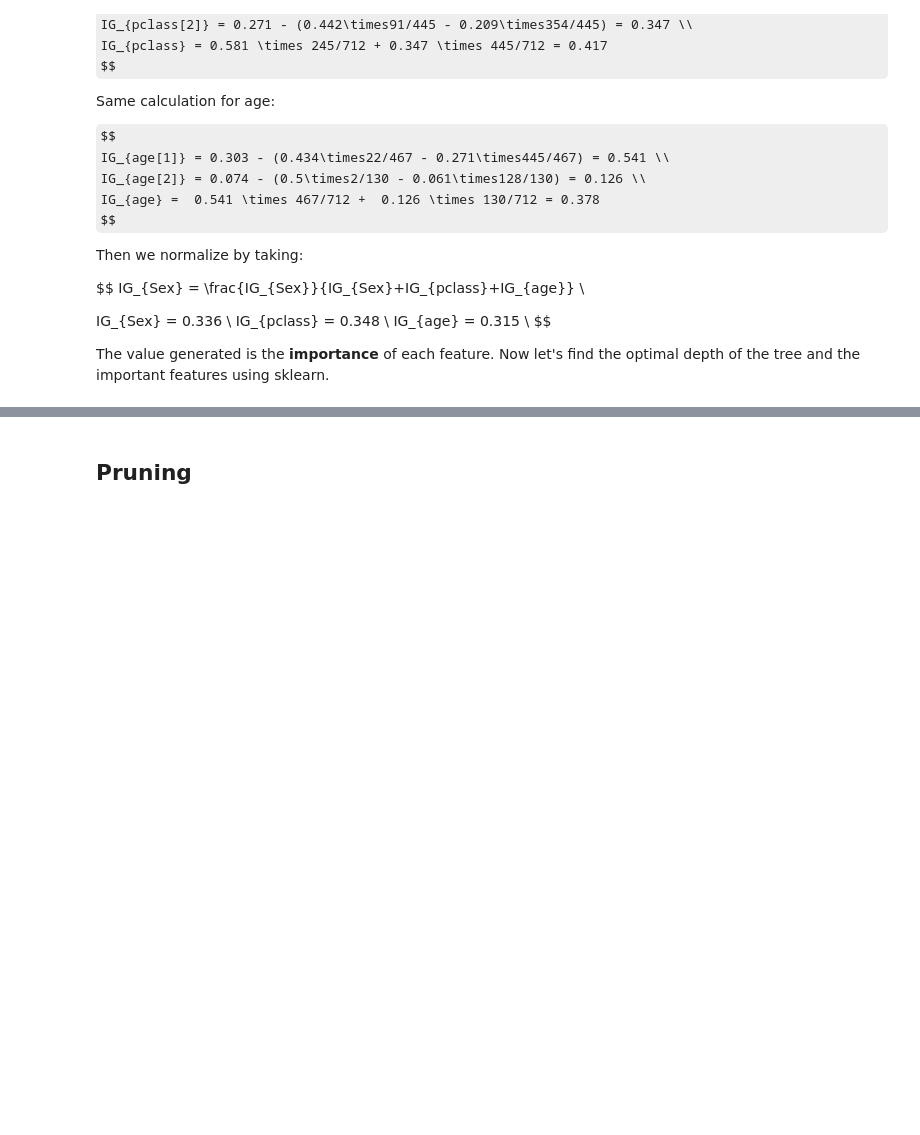
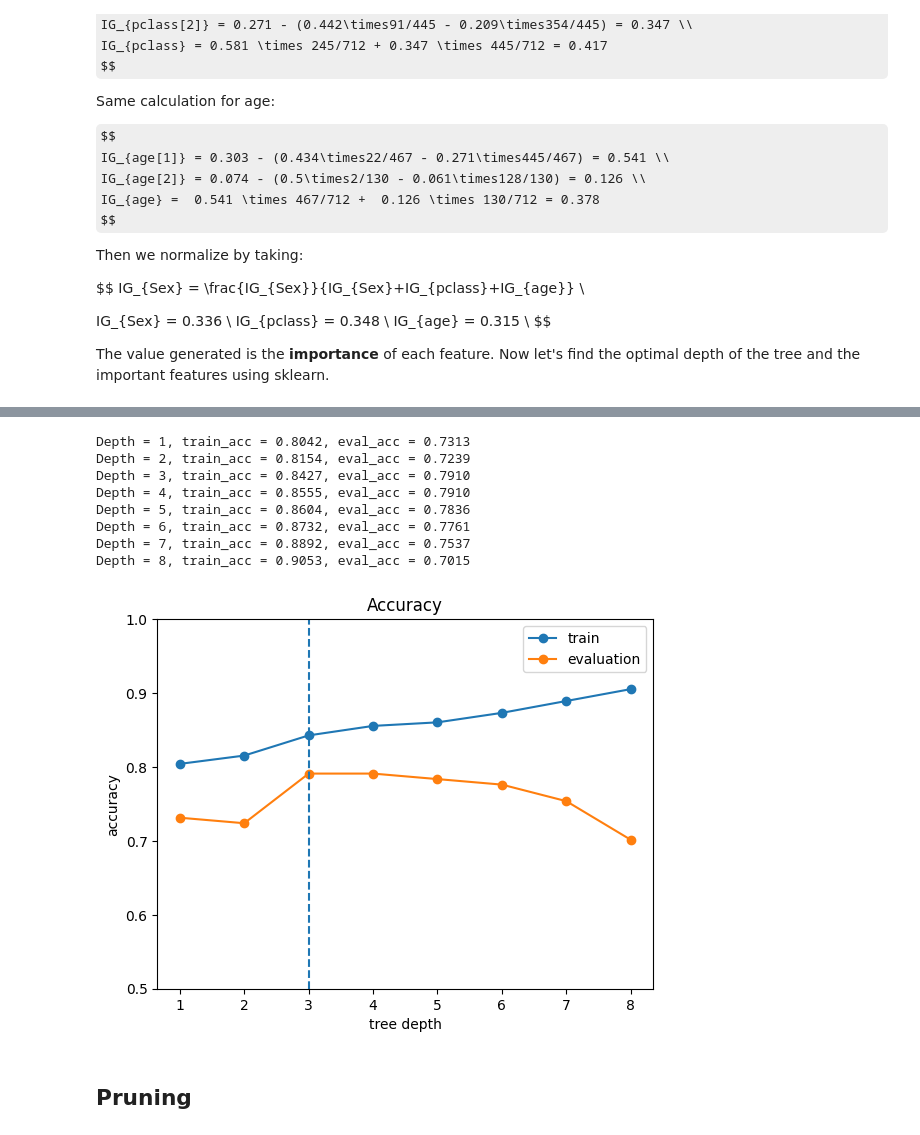
Before and after one commit to Beat27/DAC-Curriculum, a Jupyter notebook: DAC-006_Machine_Learning/DAC-006-Intro_to_ML_Session_2_Student.ipynb, the cells around one changed output, grey strips where cells are left out. Cells and saved outputs as stored; diff of their text form; code cells hidden in the pictures; some formulas as TeX source; blank space fills up the shorter version.

```diff
--- a/DAC-006_Machine_Learning/DAC-006-Intro_to_ML_Session_2_Student.ipynb
+++ b/DAC-006_Machine_Learning/DAC-006-Intro_to_ML_Session_2_Student.ipynb
@@ -176,46 +188,56 @@ The value generated is the **importance** of each feature. Now let's find the op
 # %%
 # Separate the Titanic data into features and target class.
-# y = df['Survived']
-# x = df.drop('Survived', axis=1)
+y = df['Survived']
+x = df.drop('Survived', axis=1)
 
-# # Split the data into training, validation and test data.
-# x_train, x_test, y_train, y_test = train_test_split(x, y, test_size = 0.3)
+# Split the data into training, validation and test data.
+x_train, x_test, y_train, y_test = train_test_split(x, y, test_size = 0.3)
 
-# x_test, x_eval, y_test, y_eval = train_test_split(x_test, y_test, test_size = 0.5)
+x_test, x_eval, y_test, y_eval = train_test_split(x_test, y_test, test_size = 0.5)
 
-# # Create decision tree models of various depths,
-# # and measure the accuracy of validation data for each model.
-# train_acc = []
-# eval_acc = []
-# max_depth = 8
-# for d in range(1, max_depth+1):
-#     model = DecisionTreeClassifier(max_depth=d)
-#     model.fit(x_train, y_train)
+# Create decision tree models of various depths,
+# and measure the accuracy of validation data for each model.
+train_acc = []
+eval_acc = []
+max_depth = 8
+for d in range(1, max_depth+1):
+    model = DecisionTreeClassifier(max_depth=d)
+    model.fit(x_train, y_train)
 
-#     # Measure the accuracy of this model using the training data.
-#     y_pred = model.predict(x_train)
-#     train_acc.append((y_pred == y_train).mean())
+    # Measure the accuracy of this model using the training data.
+    y_pred = model.predict(x_train)
+    train_acc.append((y_pred == y_train).mean())
 
-#     # Measure the accuracy of this model using the validation data.
-#     y_pred = model.predict(x_eval)
-#     eval_acc.append((y_pred == y_eval).mean())
-#     print('Depth = {}, train_acc = {:.4f}, eval_acc = {:.4f}'\
-#           .format(d, train_acc[-1], eval_acc[-1]))
+    # Measure the accuracy of this model using the validation data.
+    y_pred = model.predict(x_eval)
+    eval_acc.append((y_pred == y_eval).mean())
+    print('Depth = {}, train_acc = {:.4f}, eval_acc = {:.4f}'\
+          .format(d, train_acc[-1], eval_acc[-1]))
 
-# # Find the optimal depth with the highest accuracy of validation data.
-# opt_depth = np.argmax(eval_acc) + 1
+# Find the optimal depth with the highest accuracy of validation data.
+opt_depth = np.argmax(eval_acc) + 1
 
-# # Visualize accuracy changes as depth changes.
-# plt.plot(train_acc, marker='o', label='train')
-# plt.plot(eval_acc, marker='o', label='evaluation')
-# plt.legend()
-# plt.title('Accuracy')
-# plt.xlabel('tree depth')
-# plt.ylabel('accuracy')
-# plt.xticks(np.arange(max_depth), np.arange(1, max_depth+1))
-# plt.axvline(x=opt_depth-1, ls='--')
-# plt.ylim(0.5, 1.0)
-# plt.show()
+# Visualize accuracy changes as depth changes.
+plt.plot(train_acc, marker='o', label='train')
+plt.plot(eval_acc, marker='o', label='evaluation')
+plt.legend()
+plt.title('Accuracy')
+plt.xlabel('tree depth')
+plt.ylabel('accuracy')
+plt.xticks(np.arange(max_depth), np.arange(1, max_depth+1))
+plt.axvline(x=opt_depth-1, ls='--')
+plt.ylim(0.5, 1.0)
+plt.show()
+# %% [output]
+Depth = 1, train_acc = 0.8042, eval_acc = 0.7313
+Depth = 2, train_acc = 0.8154, eval_acc = 0.7239
+Depth = 3, train_acc = 0.8427, eval_acc = 0.7910
+Depth = 4, train_acc = 0.8555, eval_acc = 0.7910
+Depth = 5, train_acc = 0.8604, eval_acc = 0.7836
+Depth = 6, train_acc = 0.8732, eval_acc = 0.7761
+Depth = 7, train_acc = 0.8892, eval_acc = 0.7537
+Depth = 8, train_acc = 0.9053, eval_acc = 0.7015
+[figure, added]
 # %%
 # I set max_step=3 as a constant value for tree visualization.
 # model = DecisionTreeClassifier(max_depth=3)
```
Also changed, not shown: parts of 3 cells of this notebook.
